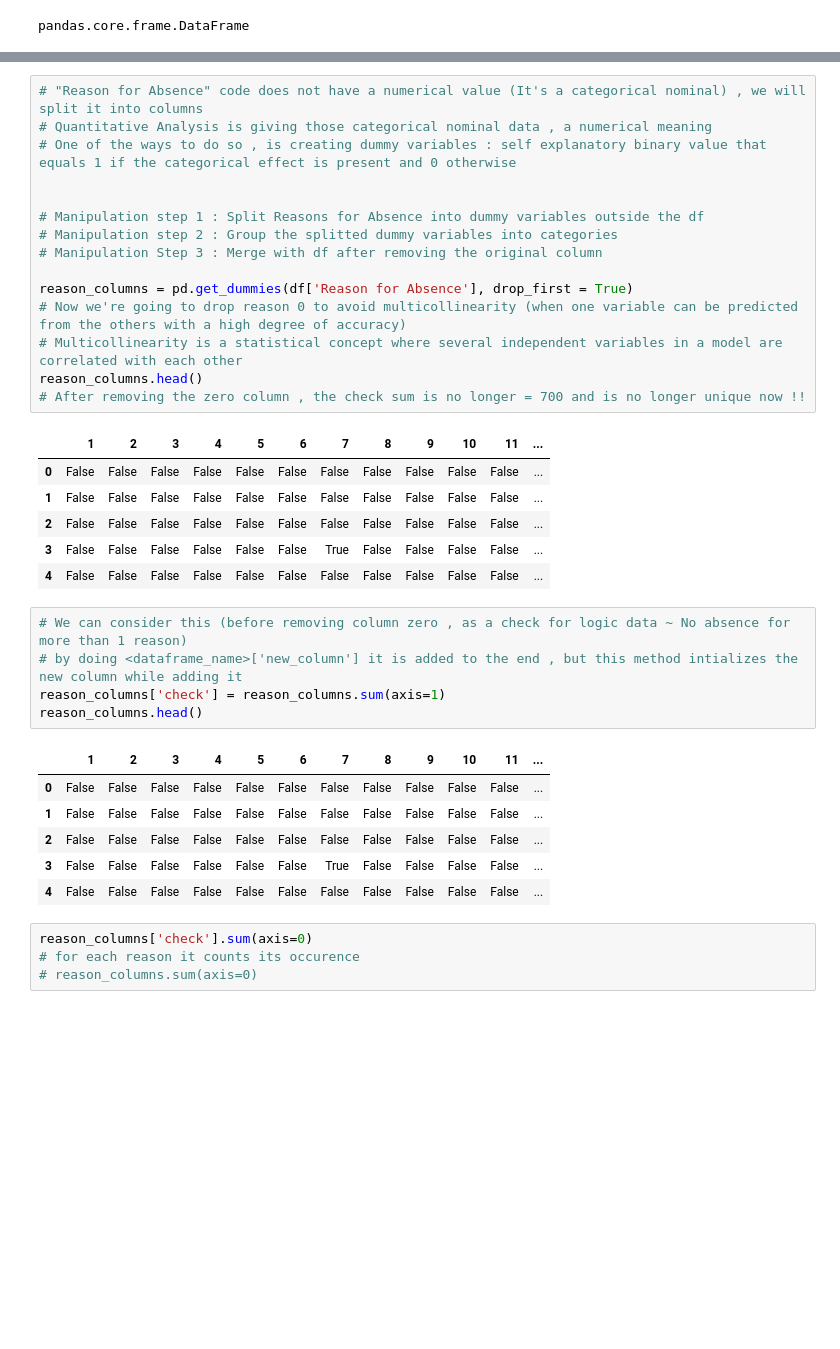
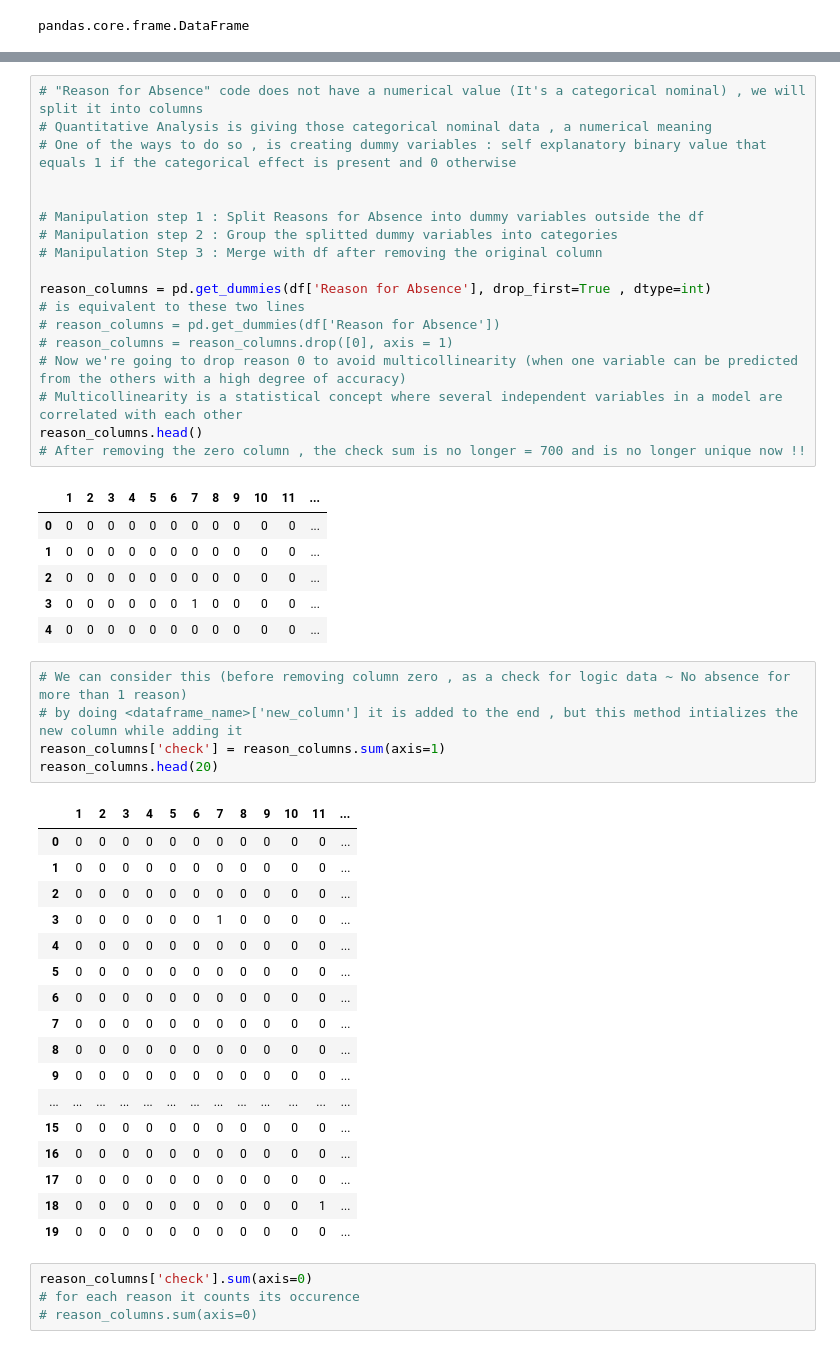
Before and after one commit to Oz174/Data-Science-Repo, a Jupyter notebook: preprocessing/Preprocessing 1 .ipynb, the cells around one changed output, grey strips where cells are left out. Saved outputs shown, nothing was run; the diff lists cells and outputs as text; blank space fills up the shorter version.

```diff
--- a/preprocessing/Preprocessing 1 .ipynb
+++ b/preprocessing/Preprocessing 1 .ipynb
@@ -107,30 +70,44 @@ array(['ID', 'Reason for Absence', 'Date', 'Transportation Expense',
 # Manipulation step 2 : Group the splitted dummy variables into categories
 # Manipulation Step 3 : Merge with df after removing the original column
 
-reason_columns = pd.get_dummies(df['Reason for Absence'], drop_first = True)
+reason_columns = pd.get_dummies(df['Reason for Absence'], drop_first=True , dtype=int)
+# is equivalent to these two lines
+# reason_columns = pd.get_dummies(df['Reason for Absence'])
+# reason_columns = reason_columns.drop([0], axis = 1)
 # Now we're going to drop reason 0 to avoid multicollinearity (when one variable can be predicted from the others with a high degree of accuracy)
 # Multicollinearity is a statistical concept where several independent variables in a model are correlated with each other
 reason_columns.head()
 # After removing the zero column , the check sum is no longer = 700 and is no longer unique now !!
 # %% [output]
 |  | 1 | 2 | 3 | 4 | 5 | 6 | 7 | 8 | 9 | 10 | 11 | ... |
-| 0 | False | False | False | False | False | False | False | False | False | False | False | ... |
-| 1 | False | False | False | False | False | False | False | False | False | False | False | ... |
-| 2 | False | False | False | False | False | False | False | False | False | False | False | ... |
-| 3 | False | False | False | False | False | False | True | False | False | False | False | ... |
-| 4 | False | False | False | False | False | False | False | False | False | False | False | ... |
+| 0 | 0 | 0 | 0 | 0 | 0 | 0 | 0 | 0 | 0 | 0 | 0 | ... |
+| 1 | 0 | 0 | 0 | 0 | 0 | 0 | 0 | 0 | 0 | 0 | 0 | ... |
+| 2 | 0 | 0 | 0 | 0 | 0 | 0 | 0 | 0 | 0 | 0 | 0 | ... |
+| 3 | 0 | 0 | 0 | 0 | 0 | 0 | 1 | 0 | 0 | 0 | 0 | ... |
+| 4 | 0 | 0 | 0 | 0 | 0 | 0 | 0 | 0 | 0 | 0 | 0 | ... |
 # %%
 # We can consider this (before removing column zero , as a check for logic data ~ No absence for more than 1 reason)
 # by doing <dataframe_name>['new_column'] it is added to the end , but this method intializes the new column while adding it
 reason_columns['check'] = reason_columns.sum(axis=1)
-reason_columns.head()
+reason_columns.head(20)
 # %% [output]
 |  | 1 | 2 | 3 | 4 | 5 | 6 | 7 | 8 | 9 | 10 | 11 | ... |
-| 0 | False | False | False | False | False | False | False | False | False | False | False | ... |
-| 1 | False | False | False | False | False | False | False | False | False | False | False | ... |
-| 2 | False | False | False | False | False | False | False | False | False | False | False | ... |
-| 3 | False | False | False | False | False | False | True | False | False | False | False | ... |
-| 4 | False | False | False | False | False | False | False | False | False | False | False | ... |
+| 0 | 0 | 0 | 0 | 0 | 0 | 0 | 0 | 0 | 0 | 0 | 0 | ... |
+| 1 | 0 | 0 | 0 | 0 | 0 | 0 | 0 | 0 | 0 | 0 | 0 | ... |
+| 2 | 0 | 0 | 0 | 0 | 0 | 0 | 0 | 0 | 0 | 0 | 0 | ... |
+| 3 | 0 | 0 | 0 | 0 | 0 | 0 | 1 | 0 | 0 | 0 | 0 | ... |
+| 4 | 0 | 0 | 0 | 0 | 0 | 0 | 0 | 0 | 0 | 0 | 0 | ... |
+| 5 | 0 | 0 | 0 | 0 | 0 | 0 | 0 | 0 | 0 | 0 | 0 | ... |
+| 6 | 0 | 0 | 0 | 0 | 0 | 0 | 0 | 0 | 0 | 0 | 0 | ... |
+| 7 | 0 | 0 | 0 | 0 | 0 | 0 | 0 | 0 | 0 | 0 | 0 | ... |
+| 8 | 0 | 0 | 0 | 0 | 0 | 0 | 0 | 0 | 0 | 0 | 0 | ... |
+| 9 | 0 | 0 | 0 | 0 | 0 | 0 | 0 | 0 | 0 | 0 | 0 | ... |
+| ... | ... | ... | ... | ... | ... | ... | ... | ... | ... | ... | ... | ... |
+| 15 | 0 | 0 | 0 | 0 | 0 | 0 | 0 | 0 | 0 | 0 | 0 | ... |
+| 16 | 0 | 0 | 0 | 0 | 0 | 0 | 0 | 0 | 0 | 0 | 0 | ... |
+| 17 | 0 | 0 | 0 | 0 | 0 | 0 | 0 | 0 | 0 | 0 | 0 | ... |
+| 18 | 0 | 0 | 0 | 0 | 0 | 0 | 0 | 0 | 0 | 0 | 1 | ... |
+| 19 | 0 | 0 | 0 | 0 | 0 | 0 | 0 | 0 | 0 | 0 | 0 | ... |
 # %%
 reason_columns['check'].sum(axis=0)
 # for each reason it counts its occurence
```
Also changed, not shown: parts of 31 cells of this notebook, 5 other files.
